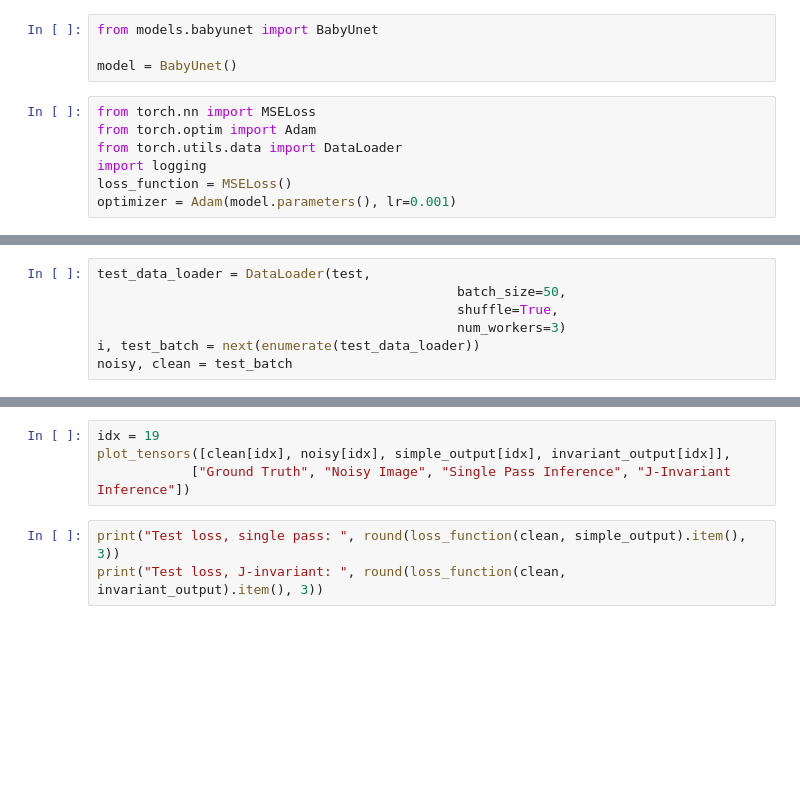
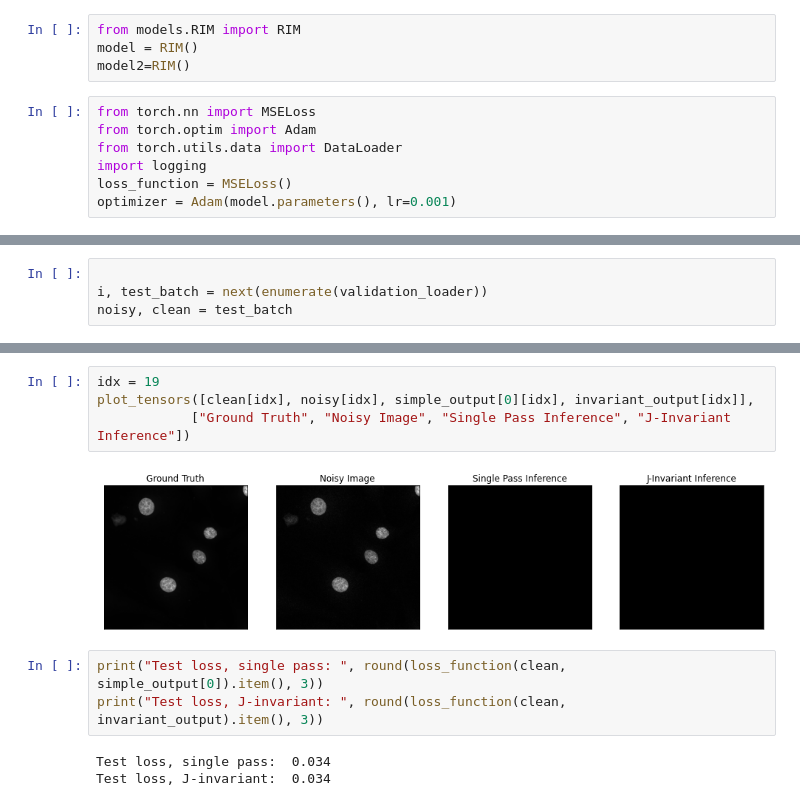
Before and after one commit to EmaadKhwaja/Deep-Learning-Denoising, a Jupyter notebook: Deep-Notebook.ipynb, the cells around one changed output, grey strips where cells are left out. Saved outputs shown, nothing was run; the diff lists cells and outputs as text; blank space fills up the shorter version.

```diff
--- a/Deep-Notebook.ipynb
+++ b/Deep-Notebook.ipynb
@@ -89,7 +85,7 @@ plot_tensors([mask, noisy[0], net_input[0], net_input[0] - noisy[0]],
 # %%
-from models.babyunet import BabyUnet
-
-model = BabyUnet()
+from models.RIM import RIM
+model = RIM()
+model2=RIM()
 # %%
 from torch.nn import MSELoss
 from torch.optim import Adam
@@ -176,8 +206,5 @@ Loss ( 15 ):     0.0018
 # %%
-test_data_loader = DataLoader(test,
-                                              batch_size=50,
-                                              shuffle=True,
-                                              num_workers=3)
-i, test_batch = next(enumerate(test_data_loader))
+
+i, test_batch = next(enumerate(validation_loader))
 noisy, clean = test_batch
 # %%
@@ -186,7 +219,12 @@ invariant_output = masker.infer_full_image(noisy, model)
 # %%
 idx = 19
-plot_tensors([clean[idx], noisy[idx], simple_output[idx], invariant_output[idx]],
+plot_tensors([clean[idx], noisy[idx], simple_output[0][idx], invariant_output[idx]],
             ["Ground Truth", "Noisy Image", "Single Pass Inference", "J-Invariant Inference"])
+# %% [output]
+[figure, added]
 # %%
-print("Test loss, single pass: ", round(loss_function(clean, simple_output).item(), 3))
+print("Test loss, single pass: ", round(loss_function(clean, simple_output[0]).item(), 3))
 print("Test loss, J-invariant: ", round(loss_function(clean, invariant_output).item(), 3))
+# %% [output]
+Test loss, single pass:  0.034
+Test loss, J-invariant:  0.034
```
Also changed, not shown: parts of 14 cells of this notebook, 3 other files.
